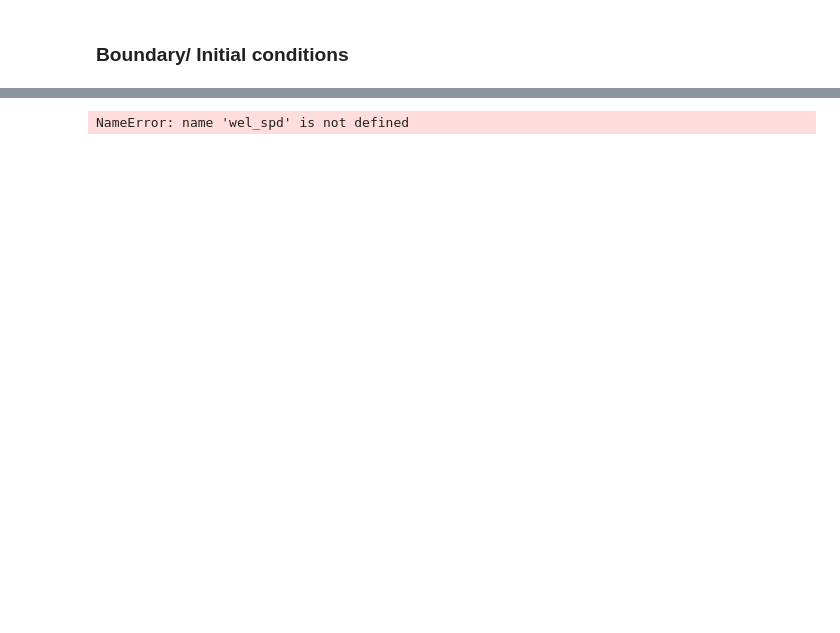
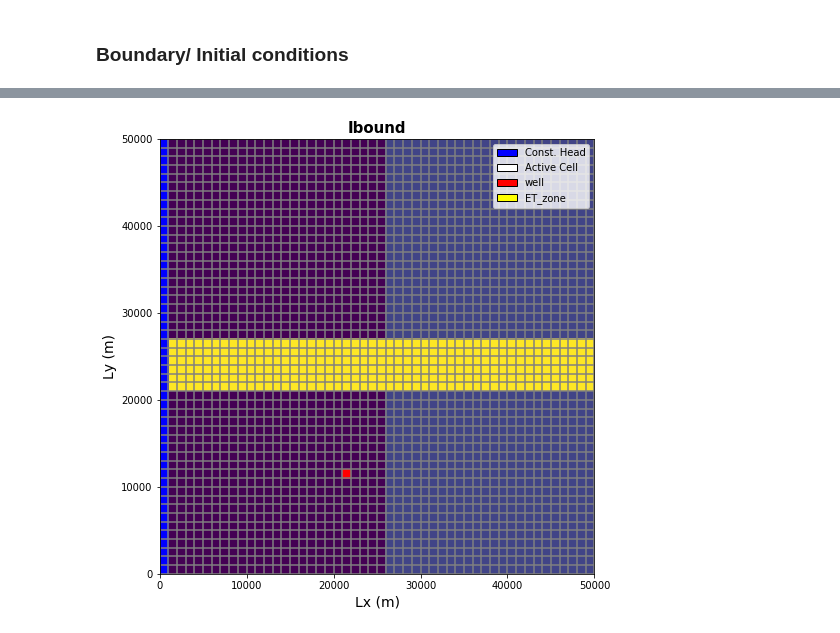
Before and after one commit to groundwater-modeling-Spring2020/Aguaseca_Project, a Jupyter notebook: Domain setup/Domain_Setup_Abe.ipynb, the cells around one changed output, grey strips where cells are left out. Cells and saved outputs as stored; diff of their text form; code cells hidden in the pictures; blank space fills up the shorter version.

Commit message:
added rip and et zones, forced

```diff
--- a/Domain setup/Domain_Setup_Abe.ipynb
+++ b/Domain setup/Domain_Setup_Abe.ipynb
@@ -318,6 +353,35 @@ evt = flopy.modflow.mfevt.ModflowEvt(m, surf=ztop, evtr=ET_zone, exdp=extinction
 rch = flopy.modflow.mfrch.ModflowRch(model=m, rech=rech_zone, ipakcb=53)     #create rch object
 
 #Well - wel
-wel = flopy.modflow.ModflowWel(model=m, stress_period_data=wel_spd)
+wel = flopy.modflow.ModflowWel(model=m, stress_period_data=wel1_spd)
-# %% [output]
-NameError: name 'wel_spd' is not defined
+# %%
+fig = plt.figure(figsize=(8, 8))
+ax = fig.add_subplot(1, 1, 1, aspect='equal')
+
+modelmap = flopy.plot.PlotMapView(model=m)
+grid = modelmap.plot_grid()
+#zones = ET_zone + R_zones
+quadmesh = modelmap.plot_array(ET_zone)
+#quadmesh = modelmap.plot_array(R_zones) #, color='purple')
+quadmesh = modelmap.plot_bc('WEL')
+#quadmesh = modelmap.plot_array(win_sq_array)
+#quadmesh = modelmap.plot_bc('WEL')
+quadmesh = modelmap.plot_ibound()
+
+
+
+#add labels and legend
+plt.xlabel('Lx (m)',fontsize = 14)
+plt.ylabel('Ly (m)',fontsize = 14)
+plt.title('Ibound', fontsize = 15, fontweight = 'bold')
+plt.legend(handles=[mp.patches.Patch(color='blue',label='Const. Head',ec='black'),
+                   mp.patches.Patch(color='white',label='Active Cell',ec='black'),
+                   #mp.patches.Patch(color='black',label='Inactive Cell',ec='black'),
+                    mp.patches.Patch(color='red',label='well',ec='black'),
+                   mp.patches.Patch(color='yellow',label='ET_zone',ec='black')
+                   ])
+
+plt.show(modelmap)
+#plt.savefig('Domaingrid.png')
+# %% [output]
+[figure, added]
```
Also changed, not shown: parts of 3 cells of this notebook.
